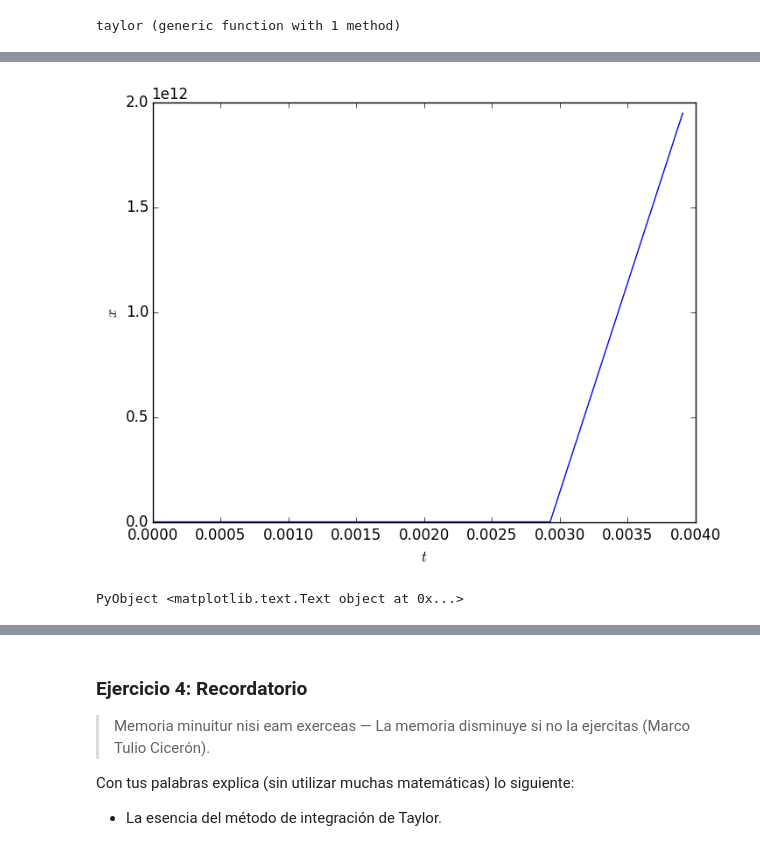
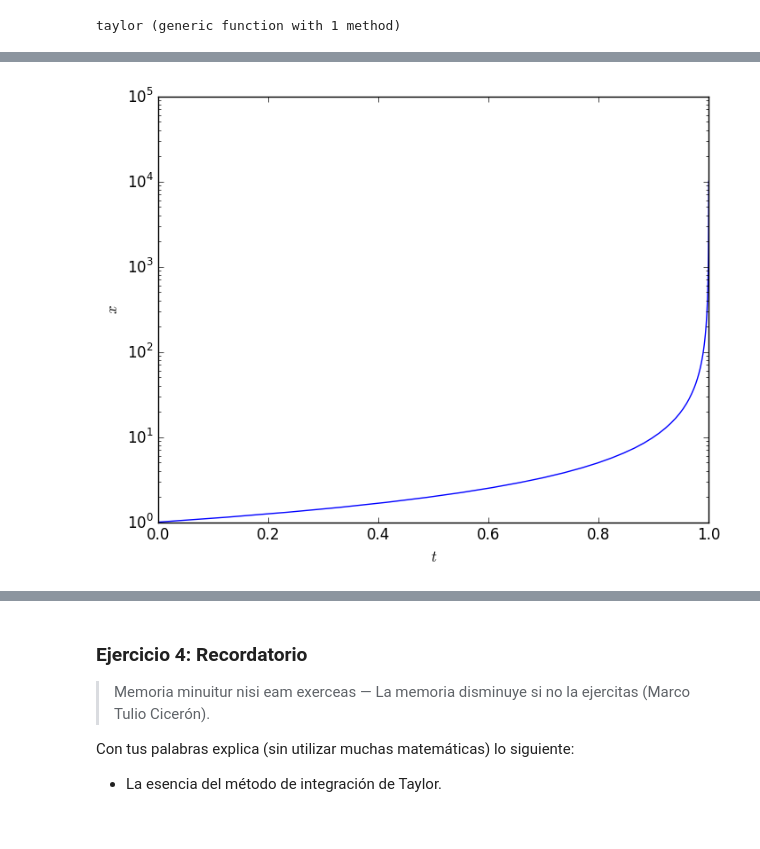
Before and after one commit to lbenet/2016-1_TemasSelectosFisComp, a Jupyter notebook: tareas/Ceboc/3-EjerciciosTaylor.ipynb, the cells around one changed output, grey strips where cells are left out. Drawn from its saved outputs; the diff is of its cells as text; code cells hidden in the pictures.

```diff
--- a/tareas/Ceboc/3-EjerciciosTaylor.ipynb
+++ b/tareas/Ceboc/3-EjerciciosTaylor.ipynb
@@ -368,0 +353,9 @@ h=hache(cofs,1/2^5)
+# %%
+function revindex(arreglo)
+    n=length(arreglo)
+    nums = Int64[]
+    for i in 1:n
+        push!(nums,i)
+    end
+    flipdim(nums,1)
+end
@@ -369,9 +364,12 @@ h=hache(cofs,1/2^5)
 # %%
 function nuevax(coefs, h)
     n=length(coefs)
-    m=0
-    for i in 1:n
-        m+=coefs[i]*h^(i-1)
+    index = revindex(coefs)
+    m=coefs[index[2,1],1]+coefs[index[1,1],1]*h
+    for i in 3:n
+        m=m*h
+        m=(coefs[index[i,1]]+m)
+        #println(m)
     end
     return m
 end
@@ -393,17 +387,20 @@ end
 tempo (generic function with 1 method)
 # %%
 function taylor(g0,k,ϵ,to,tf)
-    tempos = tempo(ϵ,to,tf);
     equis = Float64[g0]
-    for i in 1:(length(tempos)-1)
+    tempos = Float64[to]
+    t=to
+    while abs(1-t)>=0.0001
         cofs=coeftay(g0,k);
         h=hache(cofs,ϵ);
-        g0 = nuevax(cofs,h*(i-1))
+        g0 = nuevax(cofs,h)
+        t+=h
         push!(equis, g0)
+        push!(tempos, t)
     end
     return [tempos equis]
 end
 # %% [output]
 taylor (generic function with 1 method)
 # %%
-grafs=taylor(1,30,1/(2^10),0,1)
+grafs=taylor(1,20,1/2^(60),0,.5);
@@ -428,7 +407,7 @@ grafs=taylor(1,30,1/(2^10),0,1)
 # %%
 plot(grafs[:,1],grafs[:,2])
 xlabel(L"t")
 ylabel(L"x")
+yscale("log")
 # %% [output]
-[figure, old version]
+[figure, new version]
-PyObject <matplotlib.text.Text object at 0x...>
```
Also changed, not shown: parts of 18 cells of this notebook.
